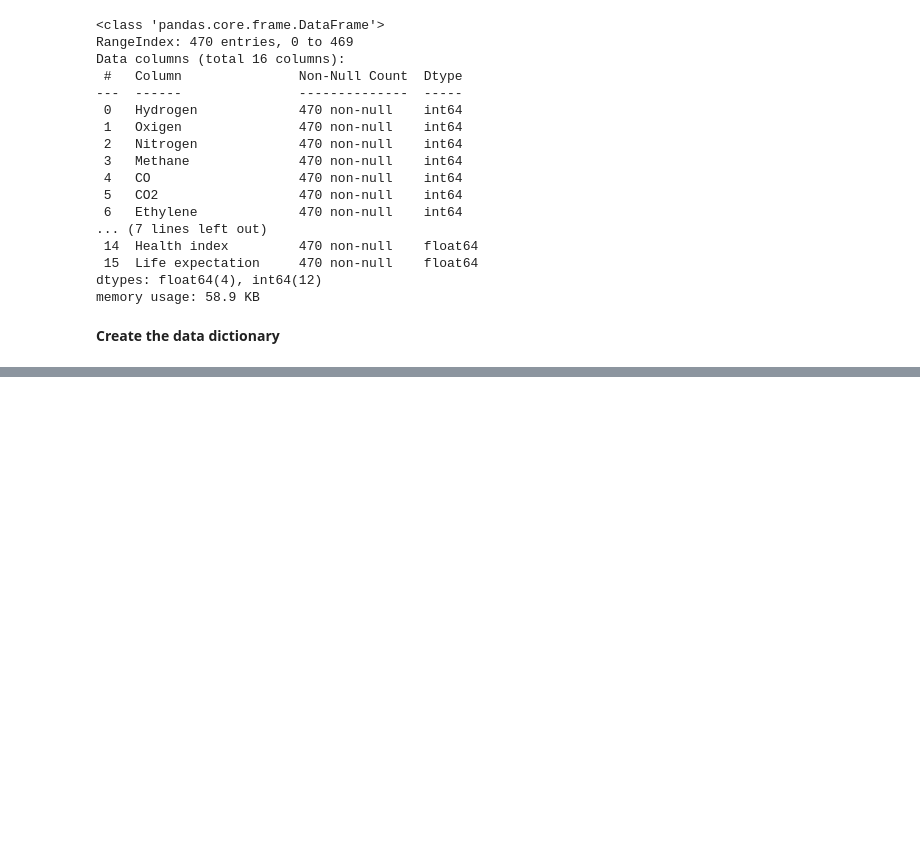
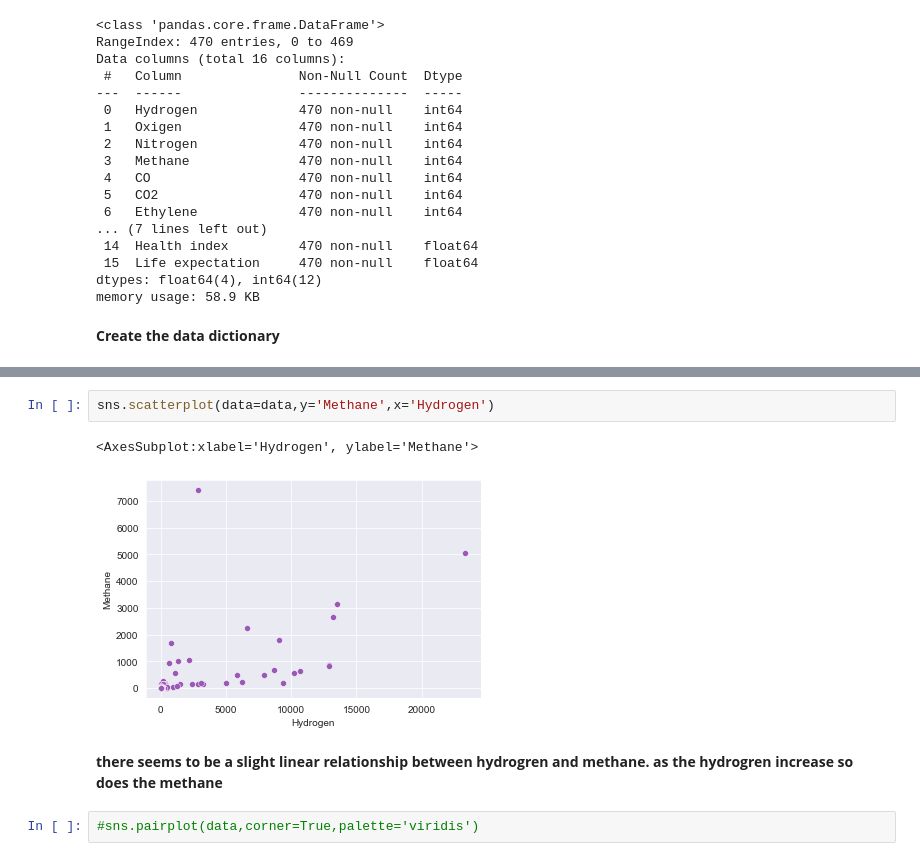
Before and after one commit to mattyjr007/Data-Science-Portfolio, a Jupyter notebook: Ikeja Electric Failure in transformer useCase-Study/failure analysis in power transformer.ipynb, the cells around one changed output, grey strips where cells are left out. Saved outputs shown, nothing was run; the diff lists cells and outputs as text; blank space fills up the shorter version.

```diff
--- a/Ikeja Electric Failure in transformer useCase-Study/failure analysis in power transformer.ipynb
+++ b/Ikeja Electric Failure in transformer useCase-Study/failure analysis in power transformer.ipynb
@@ -95,0 +146,9 @@ data_dict['Health index'] = 'Health / global state of power transformer scale 0-
+# %%
+sns.scatterplot(data=data,y='Methane',x='Hydrogen')
+# %% [output]
+<AxesSubplot:xlabel='Hydrogen', ylabel='Methane'>
+[figure, added]
+# %% [markdown]
+**there seems to be a slight linear relationship between hydrogren and methane. as the hydrogren increase so does the methane**
+# %%
+#sns.pairplot(data,corner=True,palette='viridis')
```
Also changed, not shown: parts of 18 cells of this notebook.
